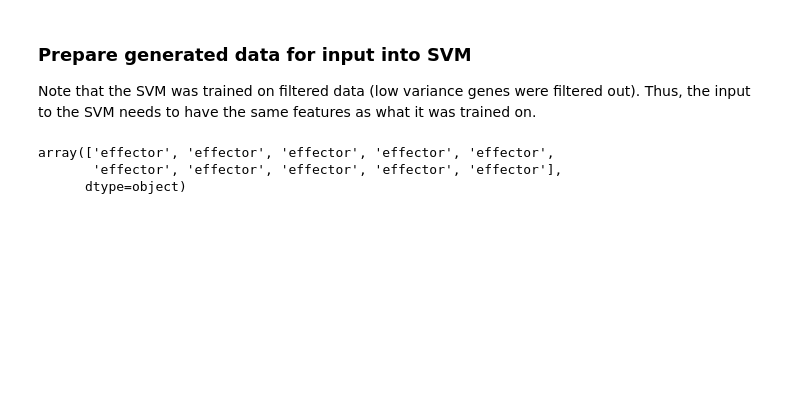
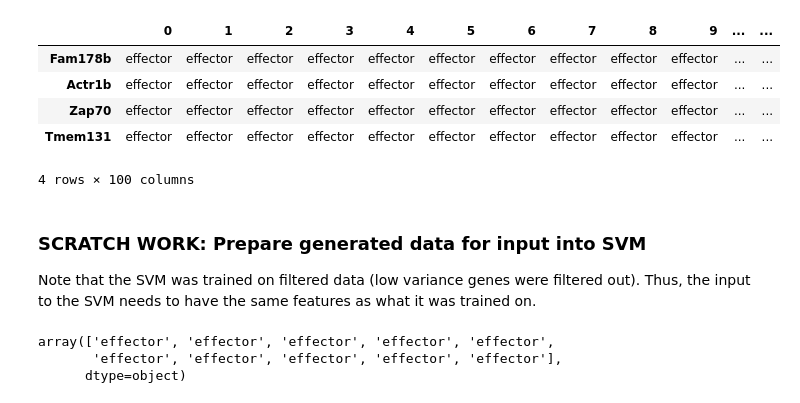
Before and after one commit to amandakhoo/CIDS2023, a Jupyter notebook: GAN_SVM_connector.ipynb, the cells around one changed output. Saved outputs shown, nothing was run; the diff lists cells and outputs as text; code cells hidden in the pictures; blank space fills up the shorter version.

```diff
--- a/GAN_SVM_connector.ipynb
+++ b/GAN_SVM_connector.ipynb
@@ -62,3 +53,0 @@ def get_data(train_loader):
-# %%
-train_loader = DataLoader(dataset, batch_size=BATCH_SIZE, shuffle=True)
-KO_gene, batch_X, batch_y = get_data(train_loader)
@@ -109,0 +112,37 @@ torch.Size([10, 15077])
+# %%
+gene_list = pd.read_csv('./data/unperturbed_gene_expression.csv', nrows = 0).columns.values
+gene_emb = pd.read_csv('./data/gene_embeddings.csv')
+gene_emb_label = np.load('./gene_embedding/entity2labeldict_TransE_nepochs_128.npy', allow_pickle = True).item()
+unperturbed_expr_df = pd.read_csv('./data/unperturbed_gene_expression.csv')
+# %%
+n_cells = 100
+# %%
+KO_gene_list = []
+KO_gene_list_found = []
+pred_list = []
+
+model = torch.load("./saved_models/Model_G_300.pth")
+
+for gene in gene_list[80:88]:
+
+    #load the data and KO gene
+    print(gene)
+    pred = None
+    KO_gene_list.append(gene)
+    try:
+        KO_gene, unpert_input, KO_gene_emb = dataloader_mini(KO_gene = gene, gene_emb = gene_emb, gene_emb_label = gene_emb_label, unperturbed_expr_df = unperturbed_expr_df, n_cells = n_cells)
+        KO_gene_list_found.append(gene)
+        #unpert_input_list.append(unpert_input)
+        #KO_gene_emb_list.append(KO_gene_emb)
+
+        #generate data using GAN
+        #batch size comes first
+        KO_gene_tensor = torch.tensor(np.tile(KO_gene_emb, (n_cells, 1)))
+        #print(unpert_input.shape)
+        generated_data = generate_data(torch.tensor(unpert_input), KO_gene_tensor, model)
+
+        #run the svm classifier
+        pred = classify_state_SVM(generated_data)
+    except:
+        continue
+    pred_list.append(pred)
@@ -110,5 +169,16 @@ torch.Size([10, 15077])
+# %%
+pd.DataFrame(pred_list, index = KO_gene_list_found)
+#TODO: get cell state proportions (sum(t_cell_state)/n_cells)
+#TODO: produce csv in correct format
+# %% [output]
+|  | 0 | 1 | 2 | 3 | 4 | 5 | 6 | 7 | 8 | 9 | ... | ... |
+| Fam178b | effector | effector | effector | effector | effector | effector | effector | effector | effector | effector | ... | ... |
+| Actr1b | effector | effector | effector | effector | effector | effector | effector | effector | effector | effector | ... | ... |
+| Zap70 | effector | effector | effector | effector | effector | effector | effector | effector | effector | effector | ... | ... |
+| Tmem131 | effector | effector | effector | effector | effector | effector | effector | effector | effector | effector | ... | ... |
+4 rows × 100 columns
 # %% [markdown]
-### Prepare generated data for input into SVM
+### SCRATCH WORK: Prepare generated data for input into SVM
 Note that the SVM was trained on filtered data (low variance genes were filtered out). Thus, the input to the SVM needs to have the same features as what it was trained on.
 # %%
 #get the gene names for the 15077 genes
```
Also changed, not shown: parts of 14 cells of this notebook, 1 other file.
